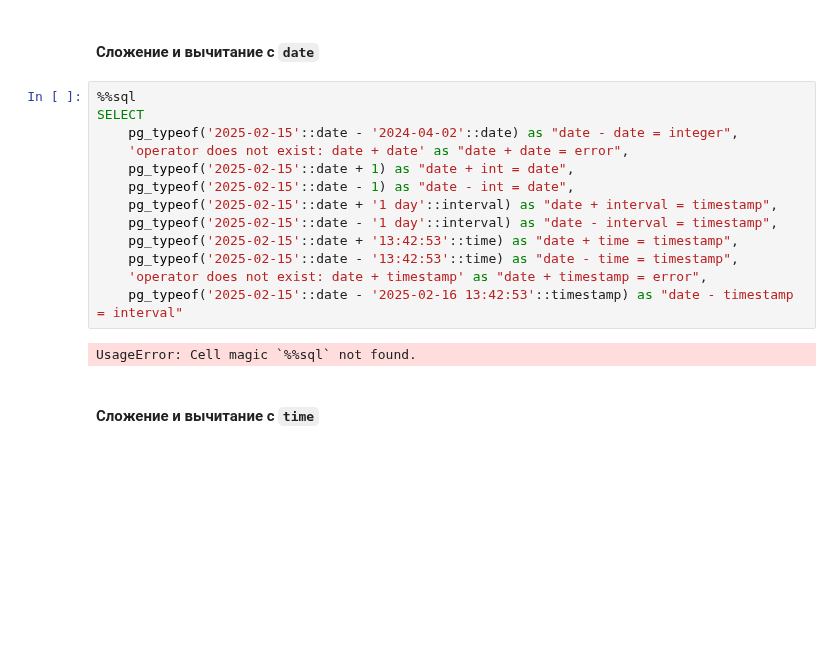
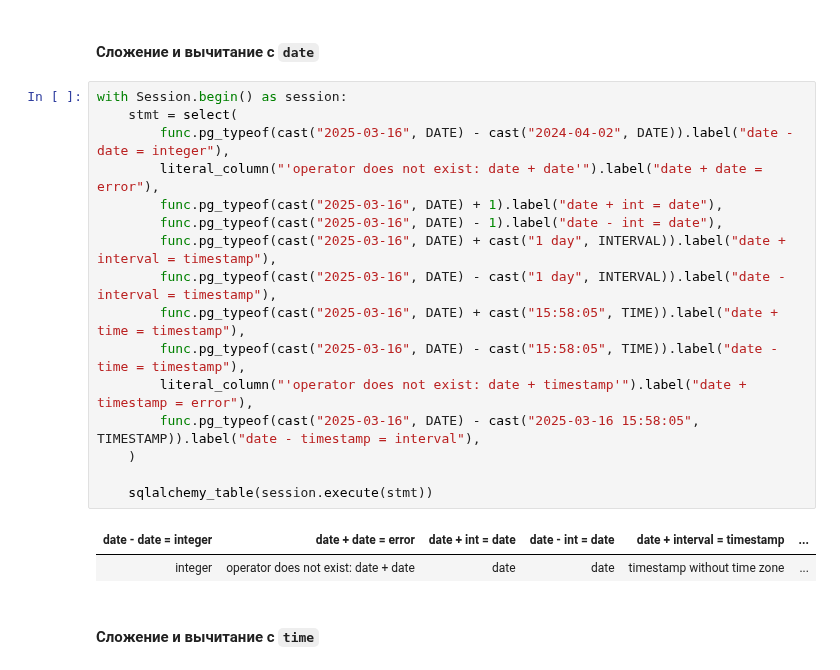
Before and after one commit to vowatchka/postgres_basic, a Jupyter notebook: practices/4_postgres_datatypes/sqlalchemy_2x_style.ipynb, the cells around one changed output. Saved outputs shown, nothing was run; the diff lists cells and outputs as text; blank space fills up the shorter version.

```diff
--- a/practices/4_postgres_datatypes/sqlalchemy_2x_style.ipynb
+++ b/practices/4_postgres_datatypes/sqlalchemy_2x_style.ipynb
@@ -1107,20 +1107,24 @@ SELECT ( '2016-09-16'::date - '2016-09-01'::date );
 # %% [markdown]
 #### Сложение и вычитание с `date`
 # %%
-%%sql
-SELECT
-    pg_typeof('2025-02-15'::date - '2024-04-02'::date) as "date - date = integer",
-    'operator does not exist: date + date' as "date + date = error",
-    pg_typeof('2025-02-15'::date + 1) as "date + int = date",
-    pg_typeof('2025-02-15'::date - 1) as "date - int = date",
-    pg_typeof('2025-02-15'::date + '1 day'::interval) as "date + interval = timestamp",
-    pg_typeof('2025-02-15'::date - '1 day'::interval) as "date - interval = timestamp",
-    pg_typeof('2025-02-15'::date + '13:42:53'::time) as "date + time = timestamp",
-    pg_typeof('2025-02-15'::date - '13:42:53'::time) as "date - time = timestamp",
-    'operator does not exist: date + timestamp' as "date + timestamp = error",
-    pg_typeof('2025-02-15'::date - '2025-02-16 13:42:53'::timestamp) as "date - timestamp = interval"
+with Session.begin() as session:
+    stmt = select(
+        func.pg_typeof(cast("2025-03-16", DATE) - cast("2024-04-02", DATE)).label("date - date = integer"),
+        literal_column("'operator does not exist: date + date'").label("date + date = error"),
+        func.pg_typeof(cast("2025-03-16", DATE) + 1).label("date + int = date"),
+        func.pg_typeof(cast("2025-03-16", DATE) - 1).label("date - int = date"),
+        func.pg_typeof(cast("2025-03-16", DATE) + cast("1 day", INTERVAL)).label("date + interval = timestamp"),
+        func.pg_typeof(cast("2025-03-16", DATE) - cast("1 day", INTERVAL)).label("date - interval = timestamp"),
+        func.pg_typeof(cast("2025-03-16", DATE) + cast("15:58:05", TIME)).label("date + time = timestamp"),
+        func.pg_typeof(cast("2025-03-16", DATE) - cast("15:58:05", TIME)).label("date - time = timestamp"),
+        literal_column("'operator does not exist: date + timestamp'").label("date + timestamp = error"),
+        func.pg_typeof(cast("2025-03-16", DATE) - cast("2025-03-16 15:58:05", TIMESTAMP)).label("date - timestamp = interval"),
+    )
+
+    sqlalchemy_table(session.execute(stmt))
 # %% [output]
-UsageError: Cell magic `%%sql` not found.
+| date - date = integer | date + date = error | date + int = date | date - int = date | date + interval = timestamp | ... |
+| integer | operator does not exist: date + date | date | date | timestamp without time zone | ... |
 # %% [markdown]
 #### Сложение и вычитание с `time`
 # %%
```
Also changed, not shown: parts of 34 cells of this notebook.
